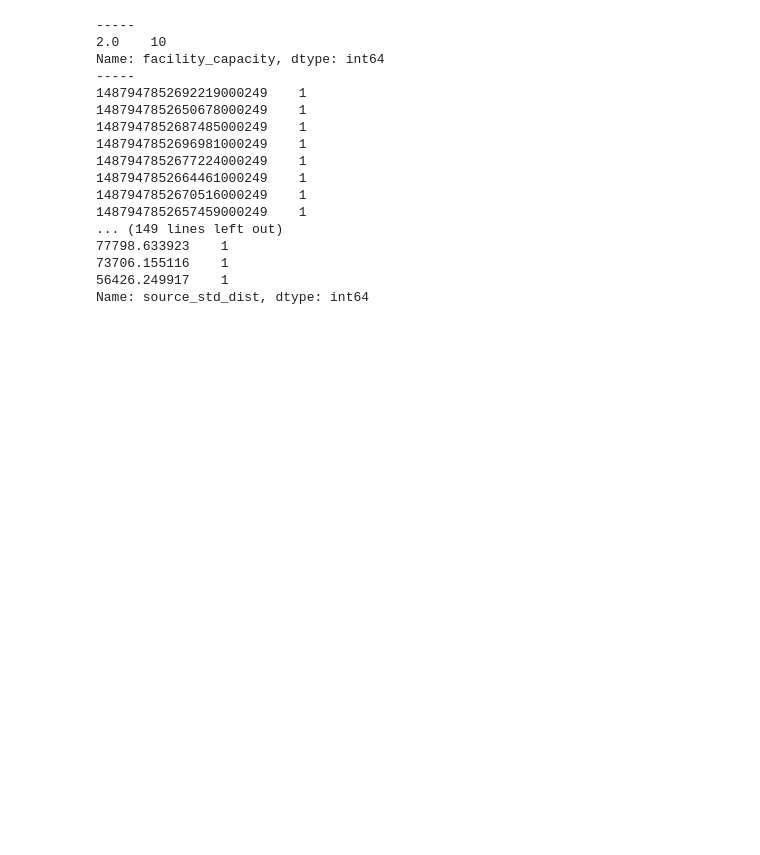
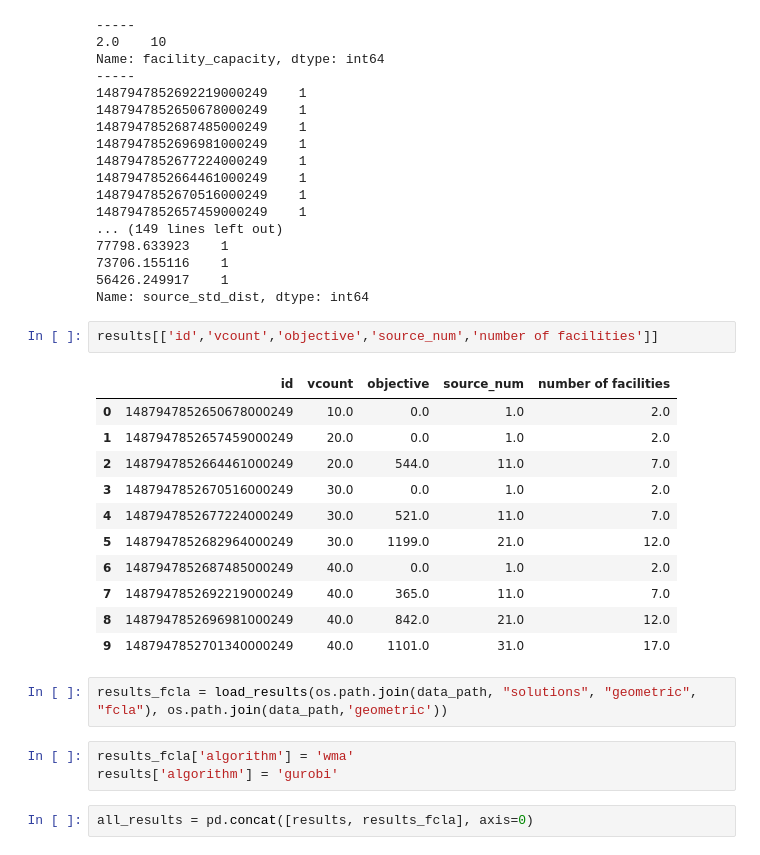
Before and after one commit to allogn/wma, a Jupyter notebook: experiments/analysis/geometric.ipynb, the cells around one changed output. Cells and saved outputs as stored; diff of their text form; blank space fills up the shorter version.

```diff
--- a/experiments/analysis/geometric.ipynb
+++ b/experiments/analysis/geometric.ipynb
@@ -36,3 +37,24 @@ Name: facility_capacity, dtype: int64
 73706.155116    1
 56426.249917    1
 Name: source_std_dist, dtype: int64
+# %%
+results[['id','vcount','objective','source_num','number of facilities']]
+# %% [output]
+|  | id | vcount | objective | source_num | number of facilities |
+| 0 | 1487947852650678000249 | 10.0 | 0.0 | 1.0 | 2.0 |
+| 1 | 1487947852657459000249 | 20.0 | 0.0 | 1.0 | 2.0 |
+| 2 | 1487947852664461000249 | 20.0 | 544.0 | 11.0 | 7.0 |
+| 3 | 1487947852670516000249 | 30.0 | 0.0 | 1.0 | 2.0 |
+| 4 | 1487947852677224000249 | 30.0 | 521.0 | 11.0 | 7.0 |
+| 5 | 1487947852682964000249 | 30.0 | 1199.0 | 21.0 | 12.0 |
+| 6 | 1487947852687485000249 | 40.0 | 0.0 | 1.0 | 2.0 |
+| 7 | 1487947852692219000249 | 40.0 | 365.0 | 11.0 | 7.0 |
+| 8 | 1487947852696981000249 | 40.0 | 842.0 | 21.0 | 12.0 |
+| 9 | 1487947852701340000249 | 40.0 | 1101.0 | 31.0 | 17.0 |
+# %%
+results_fcla = load_results(os.path.join(data_path, "solutions", "geometric", "fcla"), os.path.join(data_path,'geometric'))
+# %%
+results_fcla['algorithm'] = 'wma'
+results['algorithm'] = 'gurobi'
+# %%
+all_results = pd.concat([results, results_fcla], axis=0)
```
Also changed, not shown: parts of 3 cells of this notebook, 3 other files.
